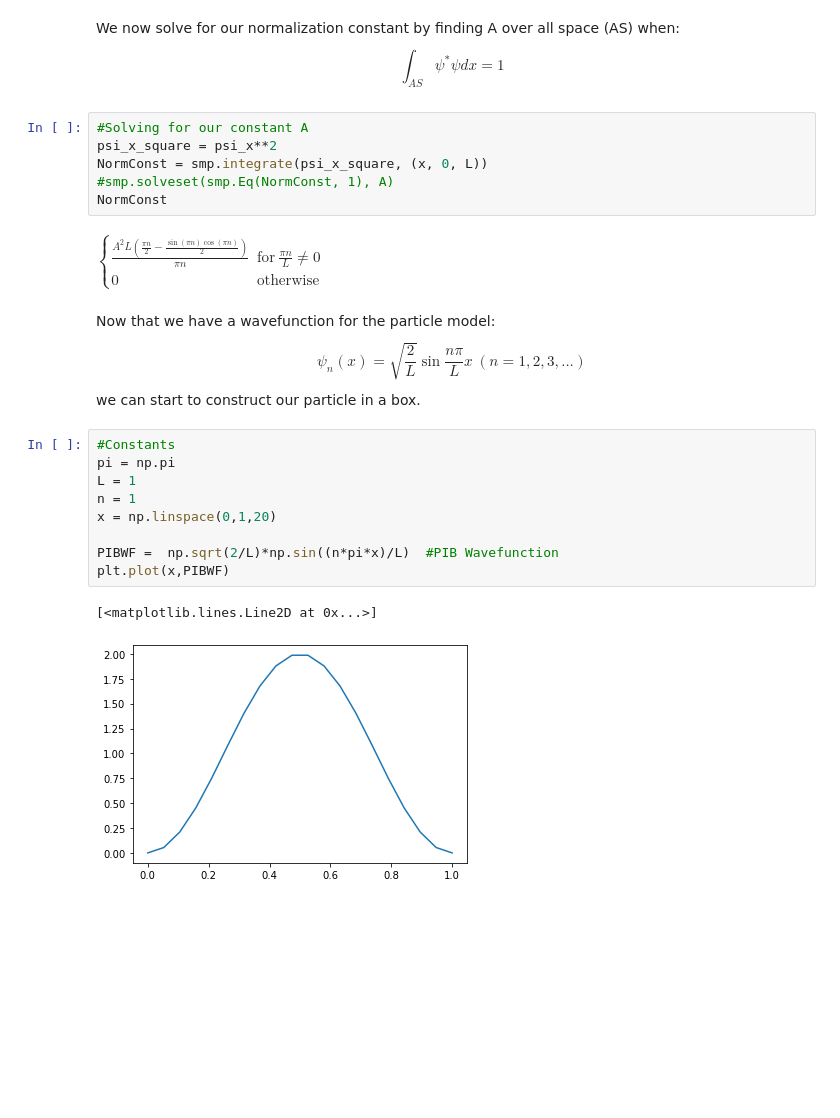
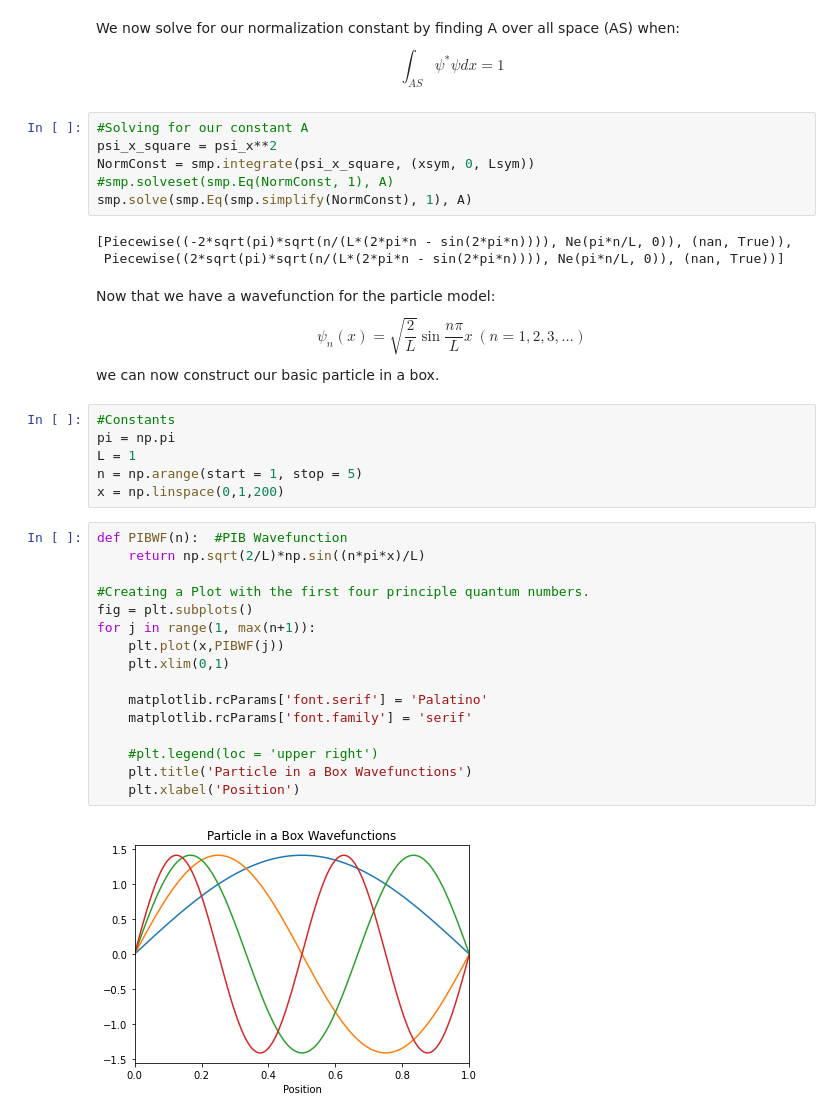
Before and after one commit to jmsieffer/ChemPhysicsMisc, a Jupyter notebook: ChemPhysicsMisc/QuantumModels/QMModels/QMModels.ipynb, the cells around one changed output. Saved outputs shown, nothing was run; the diff lists cells and outputs as text; blank space fills up the shorter version.

Commit message:
QMMO 1st Plots

```diff
--- a/ChemPhysicsMisc/QuantumModels/QMModels/QMModels.ipynb
+++ b/ChemPhysicsMisc/QuantumModels/QMModels/QMModels.ipynb
@@ -25,22 +29,35 @@ We now solve for our normalization constant by finding A over all space (AS) whe
 # %%
 #Solving for our constant A
 psi_x_square = psi_x**2
-NormConst = smp.integrate(psi_x_square, (x, 0, L))
+NormConst = smp.integrate(psi_x_square, (xsym, 0, Lsym))
 #smp.solveset(smp.Eq(NormConst, 1), A)
-NormConst
+smp.solve(smp.Eq(smp.simplify(NormConst), 1), A)
 # %% [output]
-$\displaystyle \begin{cases} \frac{A^{2} L \left(\frac{\pi n}{2} - \frac{\sin{\left(\pi n \right)} \cos{\left(\pi n \right)}}{2}\right)}{\pi n} & \text{for}\: \frac{\pi n}{L} \neq 0 \\0 & \text{otherwise} \end{cases}$
+[Piecewise((-2*sqrt(pi)*sqrt(n/(L*(2*pi*n - sin(2*pi*n)))), Ne(pi*n/L, 0)), (nan, True)),
+ Piecewise((2*sqrt(pi)*sqrt(n/(L*(2*pi*n - sin(2*pi*n)))), Ne(pi*n/L, 0)), (nan, True))]
 # %% [markdown]
-Now that we have a wavefunction for the particle model: $$ \psi_n(x) = \sqrt{\frac{2}{L}}\sin{\frac{n\pi}{L}x} \: (n = 1,2,3,...)$$ we can start to construct our particle in a box.
+Now that we have a wavefunction for the particle model: $$ \psi_n(x) = \sqrt{\frac{2}{L}}\sin{\frac{n\pi}{L}x} \: (n = 1,2,3,...)$$ we can now construct our basic particle in a box.
 # %%
 #Constants
 pi = np.pi
 L = 1
-n = 1
-x = np.linspace(0,1,20)
-
-PIBWF =  np.sqrt(2/L)*np.sin((n*pi*x)/L)  #PIB Wavefunction
-plt.plot(x,PIBWF)
+n = np.arange(start = 1, stop = 5)
+x = np.linspace(0,1,200)
-# %% [output]
-[<matplotlib.lines.Line2D at 0x...>]
-[figure, removed]
+# %%
+def PIBWF(n):  #PIB Wavefunction
+    return np.sqrt(2/L)*np.sin((n*pi*x)/L)
+
+#Creating a Plot with the first four principle quantum numbers.
+fig = plt.subplots()
+for j in range(1, max(n+1)):
+    plt.plot(x,PIBWF(j))
+    plt.xlim(0,1)
+
+    matplotlib.rcParams['font.serif'] = 'Palatino'
+    matplotlib.rcParams['font.family'] = 'serif'
+
+    #plt.legend(loc = 'upper right')
+    plt.title('Particle in a Box Wavefunctions')
+    plt.xlabel('Position')
+# %% [output]
+[figure, added]
```
Also changed, not shown: parts of 10 cells of this notebook, 1 other file.
